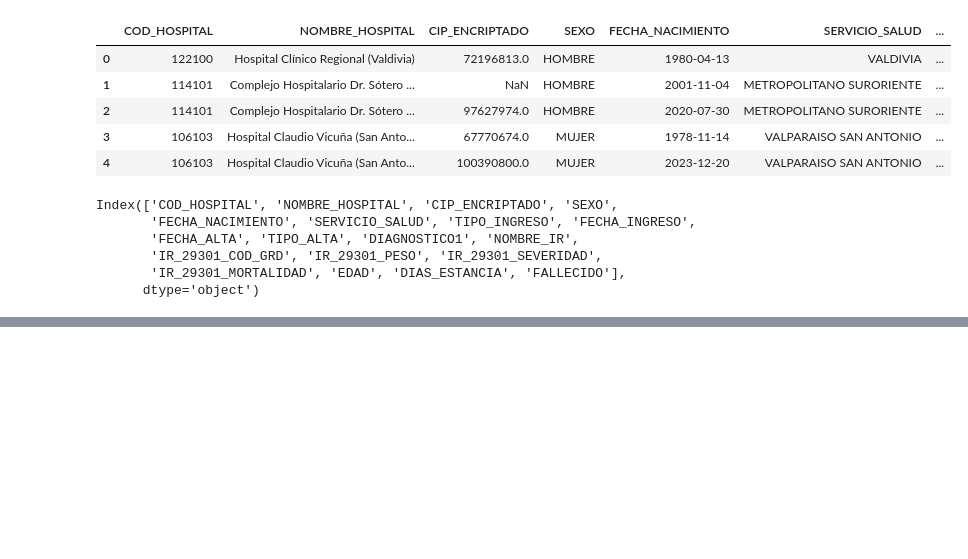
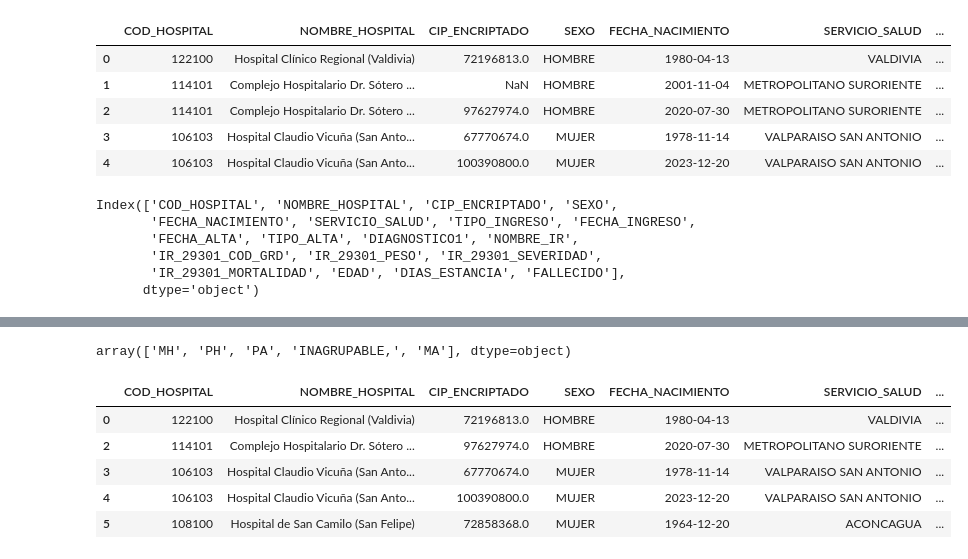
Before and after one commit to Winoid/TareasTOPD, a Jupyter notebook: Tarea2.ipynb, the cells around one changed output, grey strips where cells are left out. Drawn from its saved outputs; the diff is of its cells as text; code cells hidden in the pictures; blank space fills up the shorter version.

```diff
--- a/Tarea2.ipynb
+++ b/Tarea2.ipynb
@@ -165,6 +117,0 @@ Name: count, dtype: float64
-# %%
-hospitales_cumplen2 = hospitales_cumplen.index.to_list()
-hospitales_cumplen_f = []
-for i in hospitales_cumplen2:
-    hospitales_cumplen_f.append(i[0])
-hospitales_cumplen_f
@@ -220,0 +156,8 @@ Name: TIPO_INGRESO, dtype: object
+# %%
+def proc(i):
+    u = (i.strip().split())[0]
+    return u
+# %%
+grd_f.dropna(inplace=True)
+# %%
+grd_f["AH"] = grd_f["NOMBRE_IR"].apply(lambda x: proc(x))
@@ -220,0 +168,13 @@ Name: TIPO_INGRESO, dtype: object
+# %%
+grd_f["AH"].unique()
+# %% [output]
+array(['MH', 'PH', 'PA', 'INAGRUPABLE,', 'MA'], dtype=object)
+# %%
+grd_f.head()
+# %% [output]
+|  | COD_HOSPITAL | NOMBRE_HOSPITAL | CIP_ENCRIPTADO | SEXO | FECHA_NACIMIENTO | SERVICIO_SALUD | ... |
+| 0 | 122100 | Hospital Clínico Regional (Valdivia) | 72196813.0 | HOMBRE | 1980-04-13 | VALDIVIA | ... |
+| 2 | 114101 | Complejo Hospitalario Dr. Sótero ... | 97627974.0 | HOMBRE | 2020-07-30 | METROPOLITANO SURORIENTE | ... |
+| 3 | 106103 | Hospital Claudio Vicuña (San Anto... | 67770674.0 | MUJER | 1978-11-14 | VALPARAISO SAN ANTONIO | ... |
+| 4 | 106103 | Hospital Claudio Vicuña (San Anto... | 100390800.0 | MUJER | 2023-12-20 | VALPARAISO SAN ANTONIO | ... |
+| 5 | 108100 | Hospital de San Camilo (San Felipe) | 72858368.0 | MUJER | 1964-12-20 | ACONCAGUA | ... |
```
Also changed, not shown: parts of 35 cells of this notebook.
